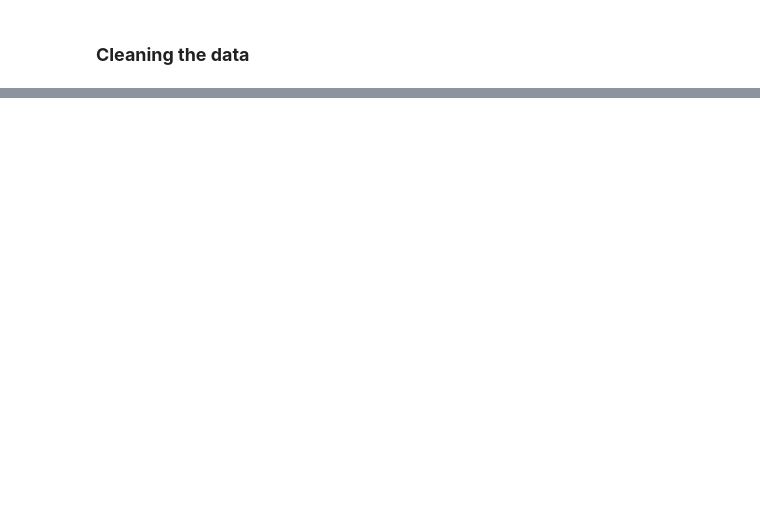
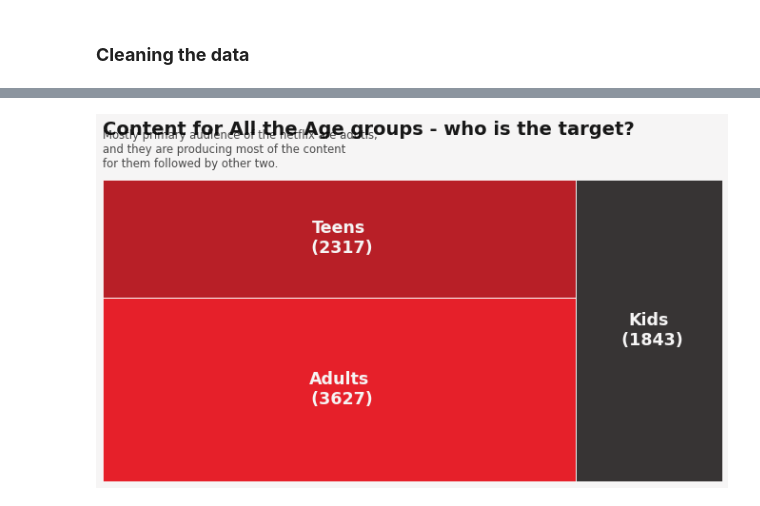
Before and after one commit to chandusayhi/NETFLIX_MOVIES_AND_TV_SHOWS, a Jupyter notebook: Chandrakant_NETFLIX_MOVIES_AND_TV_SHOWS_CLUSTERING.ipynb, the cells around one changed output, grey strips where cells are left out. Drawn from its saved outputs; the diff is of its cells as text; code cells hidden in the pictures; blank space fills up the shorter version.

```diff
--- a/Chandrakant_NETFLIX_MOVIES_AND_TV_SHOWS_CLUSTERING.ipynb
+++ b/Chandrakant_NETFLIX_MOVIES_AND_TV_SHOWS_CLUSTERING.ipynb
@@ -388,0 +552,40 @@ Name: rating, dtype: int64
+# %%
+rating = {  'TV-Y' : 'Kids',
+            'TV-Y7' : 'Kids' ,
+            'TV-G'  : 'Kids',
+            'PG'    : 'Kids',
+            'TV-PG' : 'Kids',
+            'PG-13' : 'Teens',
+            'TV-14' : 'Teens',
+            'R'     : 'Adults',
+            'TV-MA' : 'Adults',
+            'NC-17' : 'Adults',
+            'NR': 'Adults',
+            'UR': 'Adults',
+            'TV-Y7-FV':'Kids',
+            'G': 'Kids'}
+
+#creating a new column with age rating
+data_copy['age_rating'] = data_copy['rating'].replace(to_replace = rating)
+
+age_ratings = data_copy['age_rating'].value_counts()
+
+labels = [ str(idx) + "\n (" + str(val) + ")" for idx, val in age_ratings.items()]
+
+fig, ax = plt.subplots(figsize = (12,6), dpi = 70)
+fig.patch.set_facecolor('#f6f5f5')
+ax.set_facecolor('#f6f5f5')
+
+
+squarify.plot(sizes= age_ratings.values, label = labels,
+              color = ['#e50914', '#b20710','#221f1f'],
+              ax = ax, text_kwargs = {'fontSize':'18', 'color': '#f6f5f5', 'weight':'bold'},
+              alpha = 0.9)
+
+ax.text(0,114.8, 'Content for All the Age groups - who is the target?',{'fontSize':'20', 'color':'black','weight':'bold'}, alpha =0.9)
+ax.text(0,104, 'Mostly primary audience of the netflix are adutls, \nand they are producing most of the content \nfor them followed by other two.', {'fontSize':'12', 'color':'black','weight':'normal'},alpha = 0.7)
+
+ax.axis('off')
+fig.show()
+# %% [output]
+[figure, added]
```
Also changed, not shown: parts of 110 cells of this notebook.
